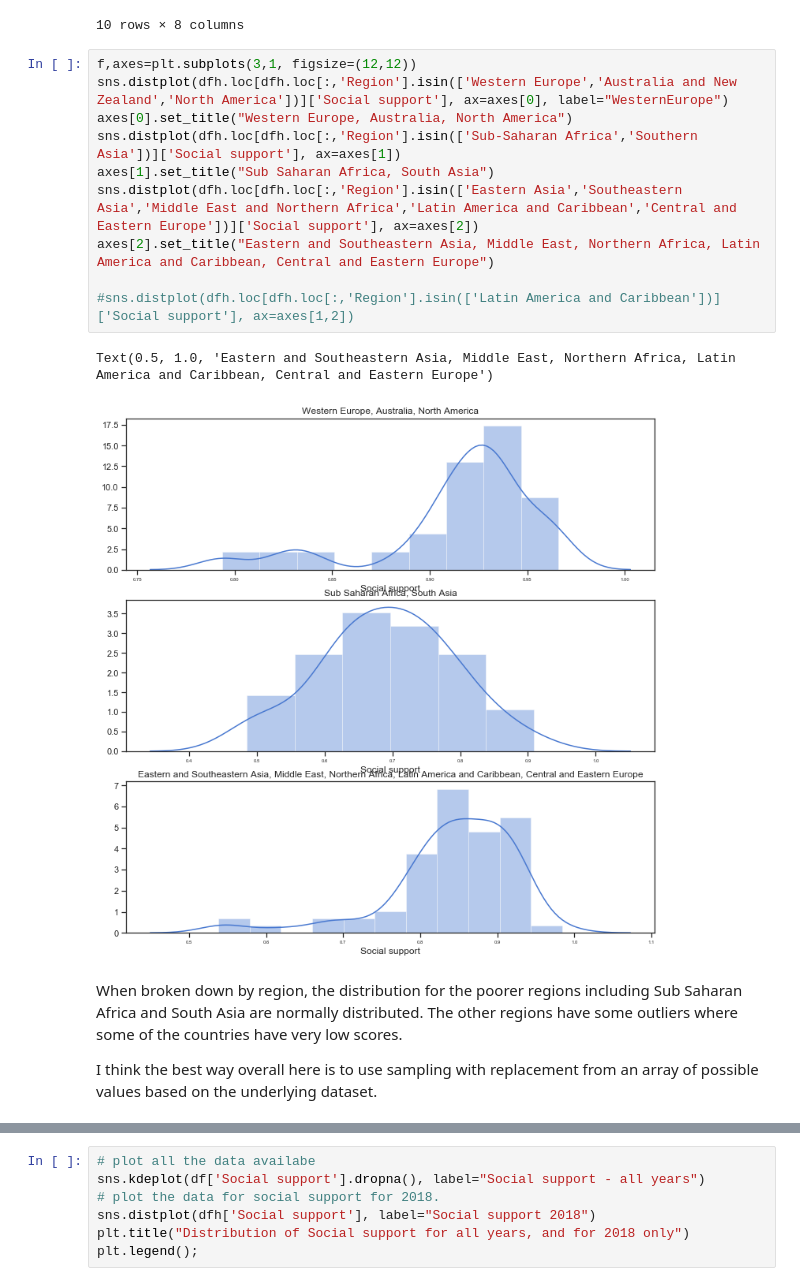
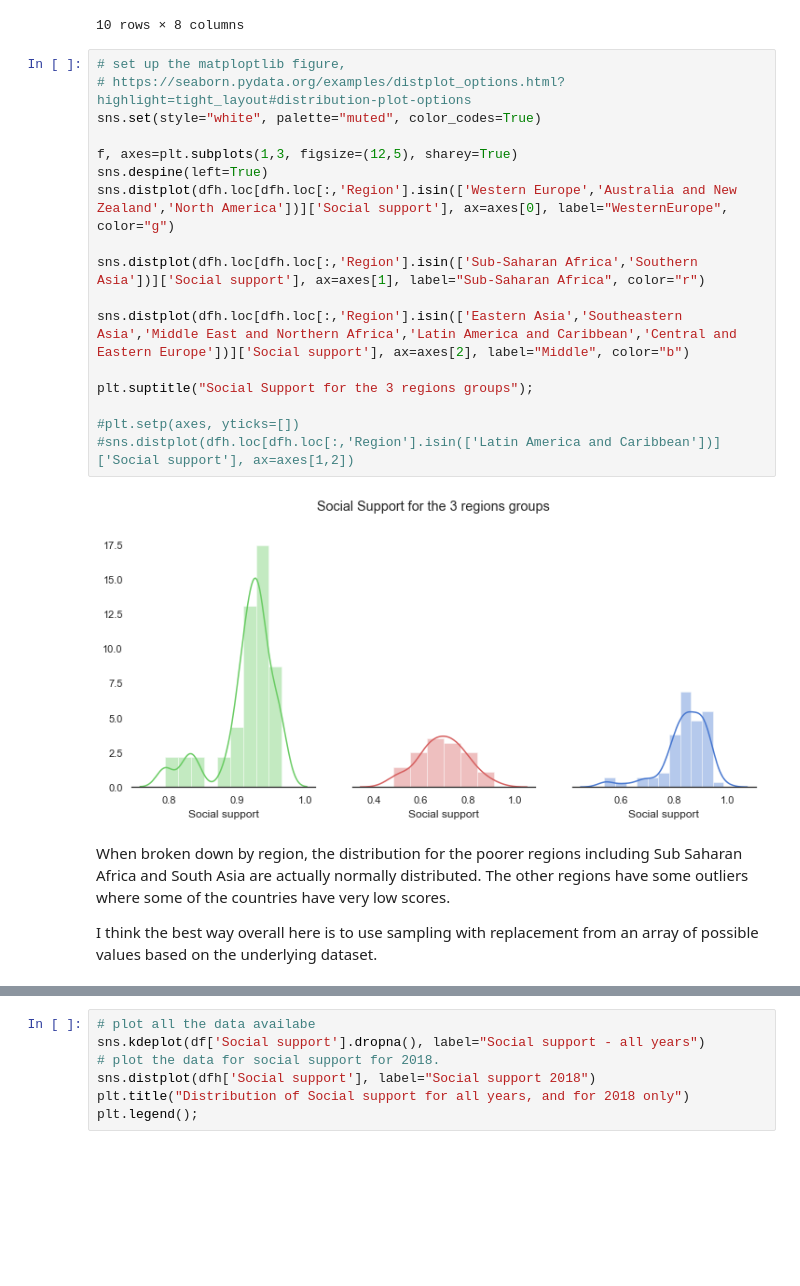
Before and after one commit to angela1C/Programming-for-Data-Analysis-Simulation-Project-2019, a Jupyter notebook: HappySimulate.ipynb, the cells around one changed output, grey strips where cells are left out. Drawn from its saved outputs; the diff is of its cells as text; blank space fills up the shorter version.

```diff
--- a/HappySimulate.ipynb
+++ b/HappySimulate.ipynb
@@ -1403,21 +1403,26 @@ dfh['Social support'].groupby(dfh['Region']).describe()
 | Western Europe | 20.0 | 0.911804 | 0.045065 | 0.793501 | 0.908284 | 0.924973 | 0.933122 | 0.965962 |
 10 rows × 8 columns
 # %%
-f,axes=plt.subplots(3,1, figsize=(12,12))
-sns.distplot(dfh.loc[dfh.loc[:,'Region'].isin(['Western Europe','Australia and New Zealand','North America'])]['Social support'], ax=axes[0], label="WesternEurope")
-axes[0].set_title("Western Europe, Australia, North America")
-sns.distplot(dfh.loc[dfh.loc[:,'Region'].isin(['Sub-Saharan Africa','Southern Asia'])]['Social support'], ax=axes[1])
-axes[1].set_title("Sub Saharan Africa, South Asia")
-sns.distplot(dfh.loc[dfh.loc[:,'Region'].isin(['Eastern Asia','Southeastern Asia','Middle East and Northern Africa','Latin America and Caribbean','Central and Eastern Europe'])]['Social support'], ax=axes[2])
-axes[2].set_title("Eastern and Southeastern Asia, Middle East, Northern Africa, Latin America and Caribbean, Central and Eastern Europe")
+# set up the matploptlib figure,
+# https://seaborn.pydata.org/examples/distplot_options.html?highlight=tight_layout#distribution-plot-options
+sns.set(style="white", palette="muted", color_codes=True)
 
+f, axes=plt.subplots(1,3, figsize=(12,5), sharey=True)
+sns.despine(left=True)
+sns.distplot(dfh.loc[dfh.loc[:,'Region'].isin(['Western Europe','Australia and New Zealand','North America'])]['Social support'], ax=axes[0], label="WesternEurope", color="g")
+
+sns.distplot(dfh.loc[dfh.loc[:,'Region'].isin(['Sub-Saharan Africa','Southern Asia'])]['Social support'], ax=axes[1], label="Sub-Saharan Africa", color="r")
+
+sns.distplot(dfh.loc[dfh.loc[:,'Region'].isin(['Eastern Asia','Southeastern Asia','Middle East and Northern Africa','Latin America and Caribbean','Central and Eastern Europe'])]['Social support'], ax=axes[2], label="Middle", color="b")
+
+plt.suptitle("Social Support for the 3 regions groups");
+
+#plt.setp(axes, yticks=[])
 #sns.distplot(dfh.loc[dfh.loc[:,'Region'].isin(['Latin America and Caribbean'])]['Social support'], ax=axes[1,2])
 # %% [output]
-Text(0.5, 1.0, 'Eastern and Southeastern Asia, Middle East, Northern Africa, Latin America and Caribbean, Central and Eastern Europe')
-[figure, old version]
+[figure, new version]
 # %% [markdown]
-When broken down by region, the distribution for the poorer regions including Sub Saharan Africa and South Asia are normally distributed. The other regions have some outliers where some of the countries have very low scores.
-
+When broken down by region, the distribution for the poorer regions including Sub Saharan Africa and South Asia are actually normally distributed. The other regions have some outliers where some of the countries have very low scores.
 
 I think the best way overall here is to use sampling with replacement from an array of possible values based on the underlying dataset.
 # %% [markdown]
```
Also changed, not shown: parts of 108 cells of this notebook.
